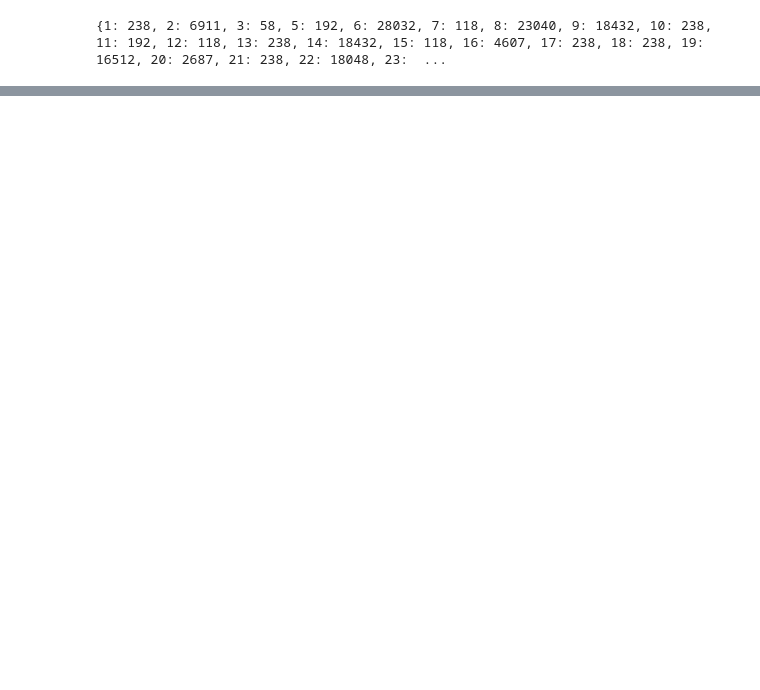
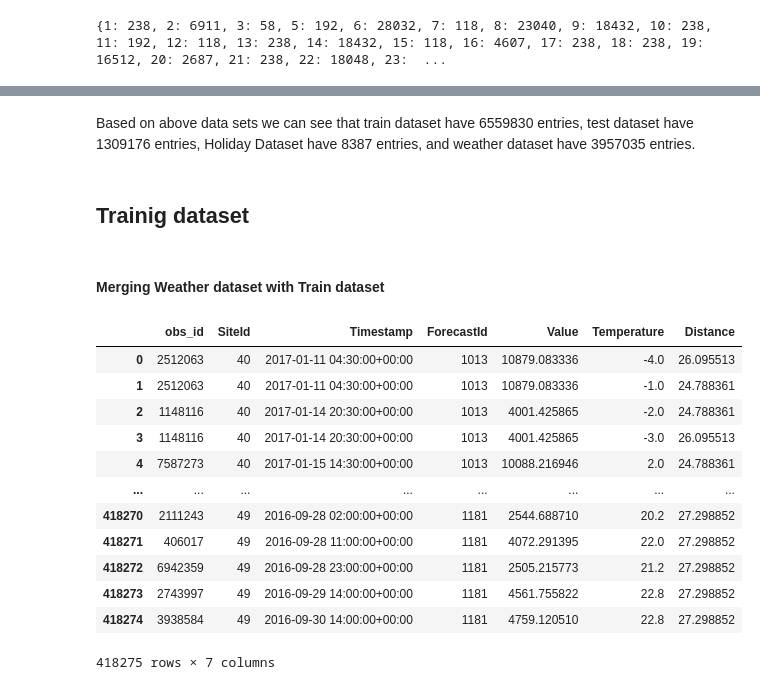
Before and after one commit to Melbinmatheew/Energy-Consumption-Forcasting, a Jupyter notebook: Notebooks/Data overview.ipynb, the cells around one changed output, grey strips where cells are left out. Drawn from its saved outputs; the diff is of its cells as text; code cells hidden in the pictures; blank space fills up the shorter version.

Commit message:
Merging datasets and Timestamp column changeing to → datetime datatype

```diff
--- a/Notebooks/Data overview.ipynb
+++ b/Notebooks/Data overview.ipynb
@@ -212,0 +225,20 @@ print(Tcount)
+# %%
+# Train Dataset
+train_data['Timestamp'] = pd.to_datetime(train_data['Timestamp'])
+print("Train dataset info:\n")
+print(train_data.info(), "\n")
+
+# Test Dataset
+test_data['Timestamp'] = pd.to_datetime(test_data['Timestamp'])
+print("Test dataset info:\n")
+print(test_data.info(), "\n")
+
+# Holiday Dataset
+holiday_data['Date'] = pd.to_datetime(holiday_data['Date'])
+print("Holiday data info:\n")
+print(holiday_data.info(), "\n")
+
+# Weather Dataset
+weather_data['Timestamp'] = pd.to_datetime(weather_data['Timestamp'])
+print("Weather data info:\n")
+print(weather_data.info(), "\n")
@@ -212,0 +263,23 @@ print(Tcount)
+# %% [markdown]
+Based on above data sets we can see that train dataset have 6559830 entries, test dataset have 1309176 entries, Holiday Dataset have 8387 entries, and weather dataset have 3957035 entries.
+# %% [markdown]
+## Trainig dataset
+# %% [markdown]
+#### Merging Weather dataset with Train dataset
+# %%
+merge_train_df=pd.merge(train_data,weather_data, on=['Timestamp','SiteId'])
+merge_train_df
+# %% [output]
+|  | obs_id | SiteId | Timestamp | ForecastId | Value | Temperature | Distance |
+| 0 | 2512063 | 40 | 2017-01-11 04:30:00+00:00 | 1013 | 10879.083336 | -4.0 | 26.095513 |
+| 1 | 2512063 | 40 | 2017-01-11 04:30:00+00:00 | 1013 | 10879.083336 | -1.0 | 24.788361 |
+| 2 | 1148116 | 40 | 2017-01-14 20:30:00+00:00 | 1013 | 4001.425865 | -2.0 | 24.788361 |
+| 3 | 1148116 | 40 | 2017-01-14 20:30:00+00:00 | 1013 | 4001.425865 | -3.0 | 26.095513 |
+| 4 | 7587273 | 40 | 2017-01-15 14:30:00+00:00 | 1013 | 10088.216946 | 2.0 | 24.788361 |
+| ... | ... | ... | ... | ... | ... | ... | ... |
+| 418270 | 2111243 | 49 | 2016-09-28 02:00:00+00:00 | 1181 | 2544.688710 | 20.2 | 27.298852 |
+| 418271 | 406017 | 49 | 2016-09-28 11:00:00+00:00 | 1181 | 4072.291395 | 22.0 | 27.298852 |
+| 418272 | 6942359 | 49 | 2016-09-28 23:00:00+00:00 | 1181 | 2505.215773 | 21.2 | 27.298852 |
+| 418273 | 2743997 | 49 | 2016-09-29 14:00:00+00:00 | 1181 | 4561.755822 | 22.8 | 27.298852 |
+| 418274 | 3938584 | 49 | 2016-09-30 14:00:00+00:00 | 1181 | 4759.120510 | 22.8 | 27.298852 |
+418275 rows × 7 columns
```
Also changed, not shown: parts of 11 cells of this notebook.
